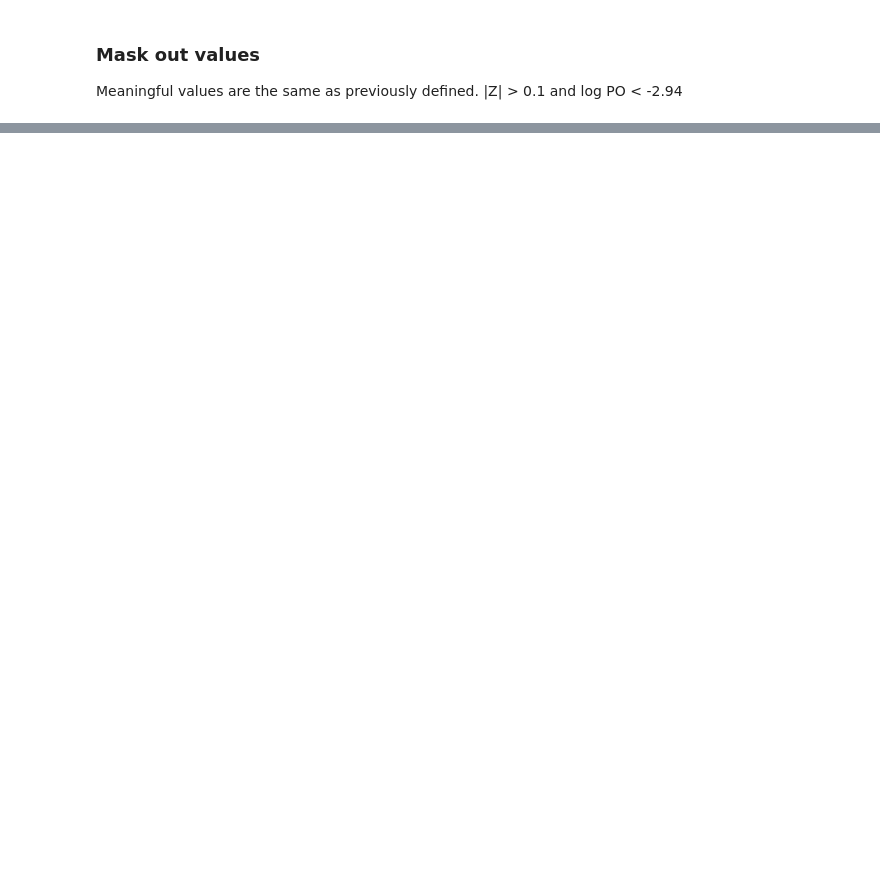
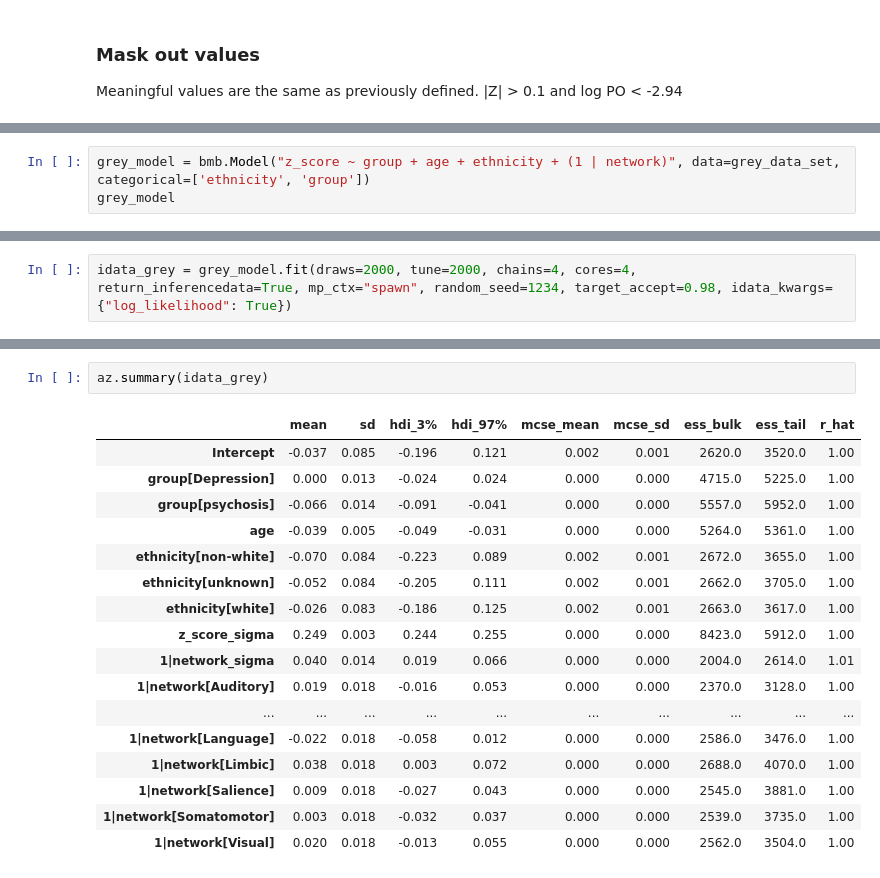
Before and after one commit to Daniel-Halls/nfact_idp, a Jupyter notebook: nfact_id/group_diff/exploring_differences.ipynb, the cells around one changed output, grey strips where cells are left out. Saved outputs shown, nothing was run; the diff lists cells and outputs as text; blank space fills up the shorter version.

```diff
--- a/nfact_id/group_diff/exploring_differences.ipynb
+++ b/nfact_id/group_diff/exploring_differences.ipynb
@@ -1614,0 +759,3 @@ Text(0.5, 1.0, 'Depression > psychosis Group Mean')
+# %%
+grey_model = bmb.Model("z_score ~ group + age + ethnicity + (1 | network)", data=grey_data_set, categorical=['ethnicity', 'group'])
+grey_model
@@ -1614,0 +790,2 @@ Text(0.5, 1.0, 'Depression > psychosis Group Mean')
+# %%
+idata_grey = grey_model.fit(draws=2000, tune=2000, chains=4, cores=4, return_inferencedata=True, mp_ctx="spawn", random_seed=1234, target_accept=0.98, idata_kwargs={"log_likelihood": True})
@@ -1614,0 +799,20 @@ Text(0.5, 1.0, 'Depression > psychosis Group Mean')
+# %%
+az.summary(idata_grey)
+# %% [output]
+|  | mean | sd | hdi_3% | hdi_97% | mcse_mean | mcse_sd | ess_bulk | ess_tail | r_hat |
+| Intercept | -0.037 | 0.085 | -0.196 | 0.121 | 0.002 | 0.001 | 2620.0 | 3520.0 | 1.00 |
+| group[Depression] | 0.000 | 0.013 | -0.024 | 0.024 | 0.000 | 0.000 | 4715.0 | 5225.0 | 1.00 |
+| group[psychosis] | -0.066 | 0.014 | -0.091 | -0.041 | 0.000 | 0.000 | 5557.0 | 5952.0 | 1.00 |
+| age | -0.039 | 0.005 | -0.049 | -0.031 | 0.000 | 0.000 | 5264.0 | 5361.0 | 1.00 |
+| ethnicity[non-white] | -0.070 | 0.084 | -0.223 | 0.089 | 0.002 | 0.001 | 2672.0 | 3655.0 | 1.00 |
+| ethnicity[unknown] | -0.052 | 0.084 | -0.205 | 0.111 | 0.002 | 0.001 | 2662.0 | 3705.0 | 1.00 |
+| ethnicity[white] | -0.026 | 0.083 | -0.186 | 0.125 | 0.002 | 0.001 | 2663.0 | 3617.0 | 1.00 |
+| z_score_sigma | 0.249 | 0.003 | 0.244 | 0.255 | 0.000 | 0.000 | 8423.0 | 5912.0 | 1.00 |
+| 1|network_sigma | 0.040 | 0.014 | 0.019 | 0.066 | 0.000 | 0.000 | 2004.0 | 2614.0 | 1.01 |
+| 1|network[Auditory] | 0.019 | 0.018 | -0.016 | 0.053 | 0.000 | 0.000 | 2370.0 | 3128.0 | 1.00 |
+| ... | ... | ... | ... | ... | ... | ... | ... | ... | ... |
+| 1|network[Language] | -0.022 | 0.018 | -0.058 | 0.012 | 0.000 | 0.000 | 2586.0 | 3476.0 | 1.00 |
+| 1|network[Limbic] | 0.038 | 0.018 | 0.003 | 0.072 | 0.000 | 0.000 | 2688.0 | 4070.0 | 1.00 |
+| 1|network[Salience] | 0.009 | 0.018 | -0.027 | 0.043 | 0.000 | 0.000 | 2545.0 | 3881.0 | 1.00 |
+| 1|network[Somatomotor] | 0.003 | 0.018 | -0.032 | 0.037 | 0.000 | 0.000 | 2539.0 | 3735.0 | 1.00 |
+| 1|network[Visual] | 0.020 | 0.018 | -0.013 | 0.055 | 0.000 | 0.000 | 2562.0 | 3504.0 | 1.00 |
```
Also changed, not shown: parts of 175 cells of this notebook, 4 other files.
